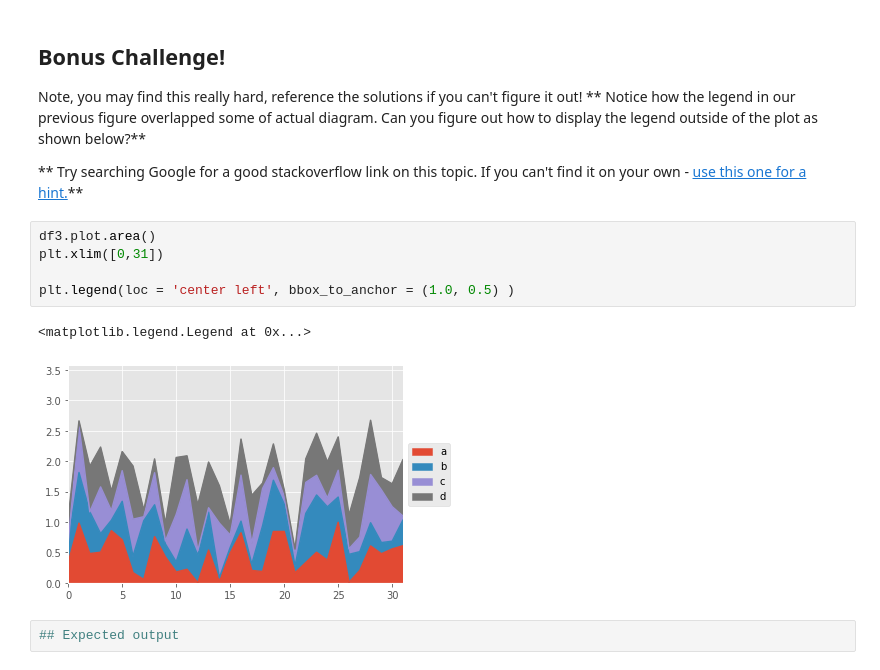
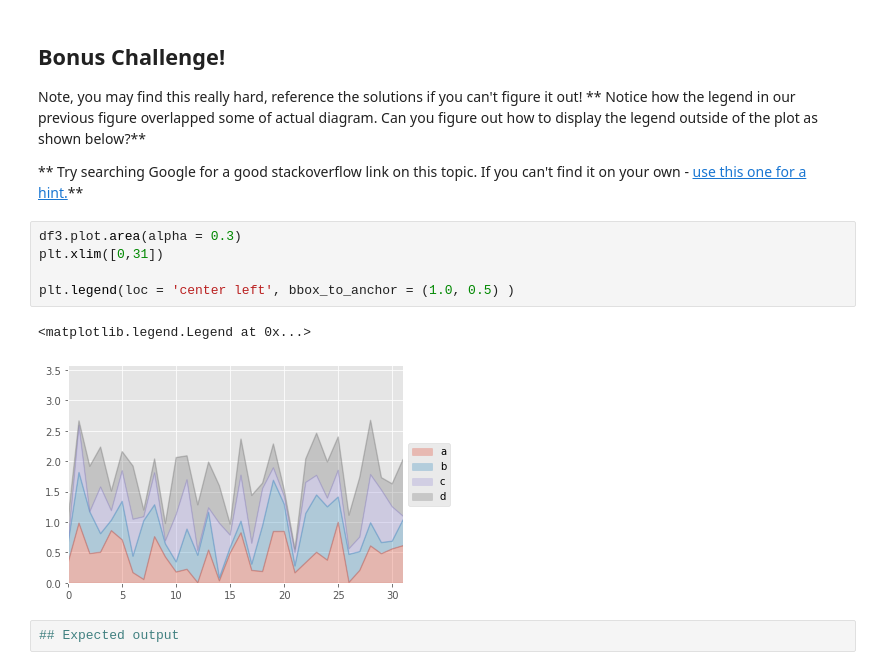
Before and after one commit to vlopez0392/Python-for-DS-and-ML-Bootcamp, a Jupyter notebook: 07-Pandas_Data_Visualization/02-Pandas Data Visualization Exercise.ipynb, the cells around one changed output. Saved outputs shown, nothing was run; the diff lists cells and outputs as text.

```diff
--- a/07-Pandas_Data_Visualization/02-Pandas Data Visualization Exercise.ipynb
+++ b/07-Pandas_Data_Visualization/02-Pandas Data Visualization Exercise.ipynb
@@ -131,13 +132,13 @@ Note, you may find this really hard, reference the solutions if you can't figure
 
 ** Try searching Google for a good stackoverflow link on this topic. If you can't find it on your own - [use this one for a hint.](http://stackoverflow.com/questions/23556153/how-to-put-legend-outside-the-plot-with-pandas)**
 # %%
-df3.plot.area()
+df3.plot.area(alpha = 0.3)
 plt.xlim([0,31])
 
 plt.legend(loc = 'center left', bbox_to_anchor = (1.0, 0.5) )
 # %% [output]
 <matplotlib.legend.Legend at 0x...>
-[figure, old version]
+[figure, new version]
 # %%
 ## Expected output
 # %% [output]
```
Also changed, not shown: parts of 2 cells of this notebook, 8 other files.
